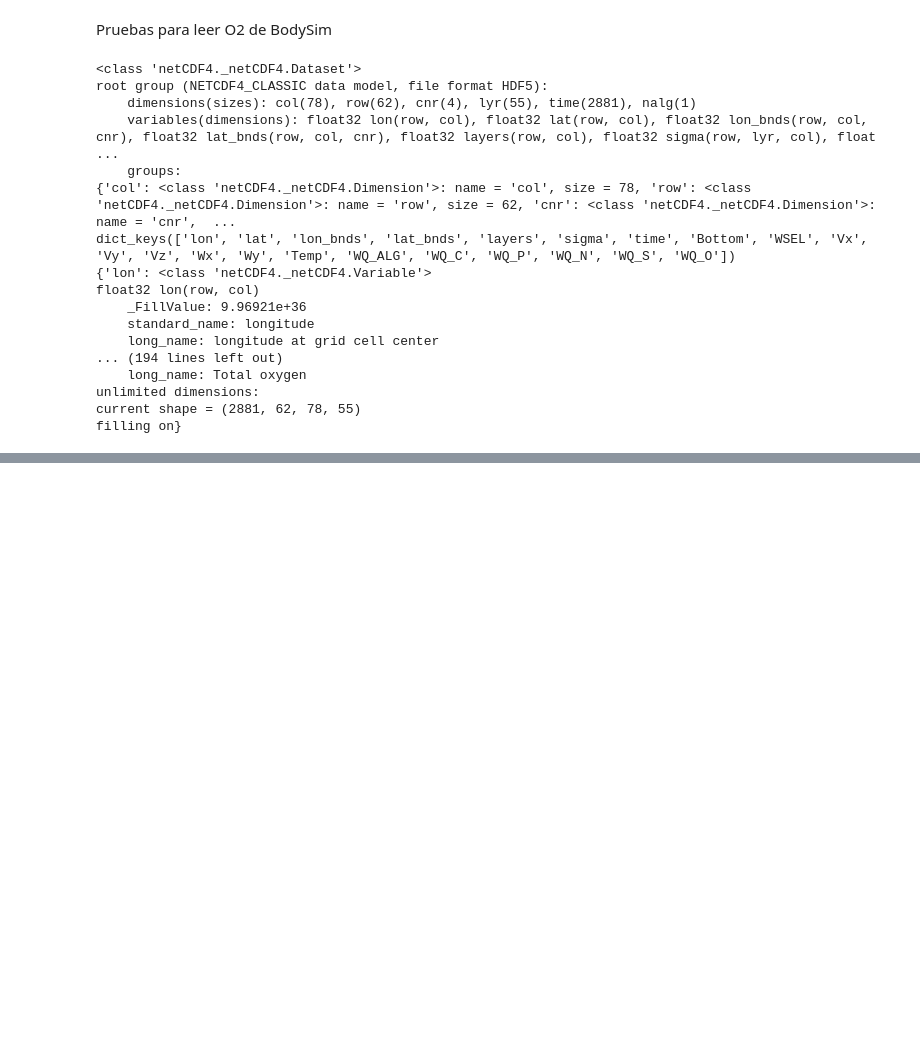
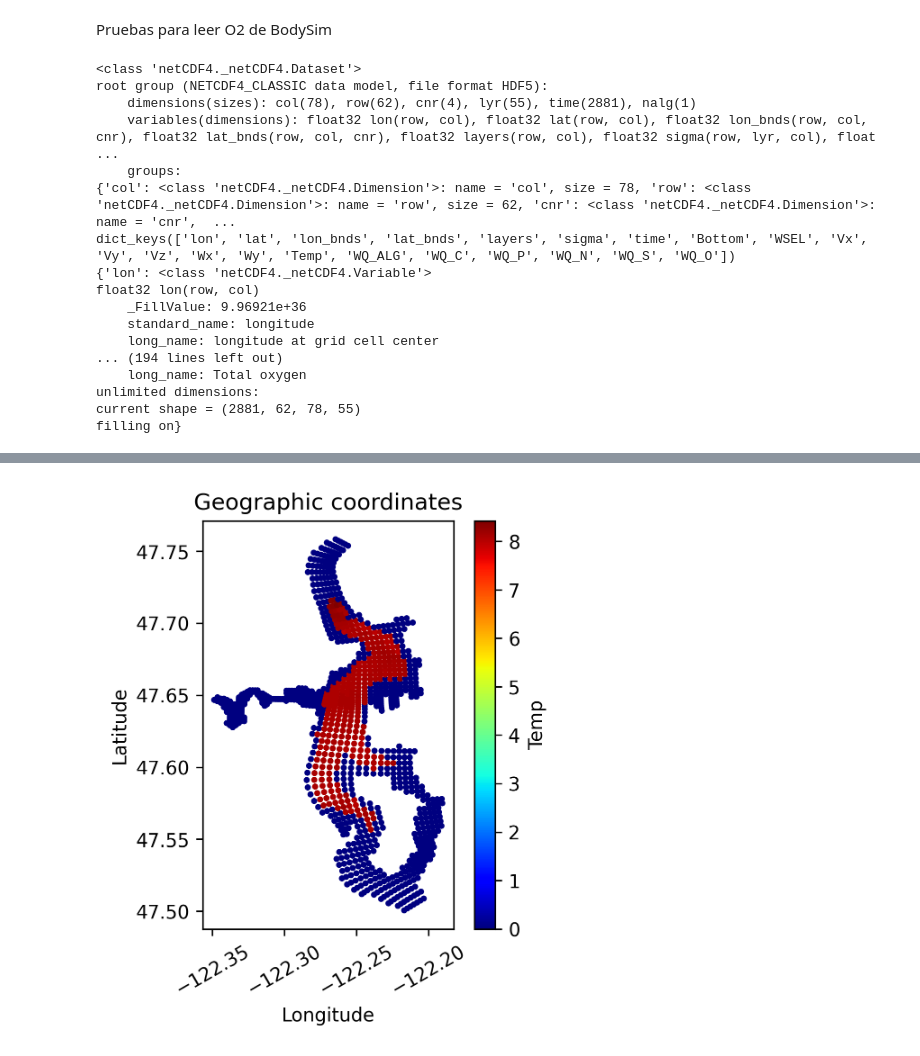
Before and after one commit to iscar-ucm/devs-bloom-public, a Jupyter notebook: reports/Segundo_LeeSimBody2.ipynb, the cells around one changed output, grey strips where cells are left out. Drawn from its saved outputs; the diff is of its cells as text; code cells hidden in the pictures; blank space fills up the shorter version.

```diff
--- a/reports/Segundo_LeeSimBody2.ipynb
+++ b/reports/Segundo_LeeSimBody2.ipynb
@@ -66,3 +71,19 @@ plt.show()
+# %%
+# Plots
+import matplotlib.pyplot as plt
+myt=1500
+mylyr=20
+plt.figure(figsize=(4, 4), dpi=300)
+plt.scatter(lon,lat,c=var[myt,:,:,mylyr] , s=5, cmap=plt.cm.jet)
+cbar = plt.colorbar()
+plt.xlabel('Longitude'), plt.xticks(rotation=30)
+plt.ylabel('Latitude')
+cbar.set_label(varname)
+plt.title('Geographic coordinates')
+plt.gca().set_aspect('equal')
+plt.show()
+# %% [output]
+[figure, added]
 # %%
 # Pruebas de Segundo
 from scipy.interpolate import griddata
```
Also changed, not shown: parts of 3 cells of this notebook, 8 other files.
